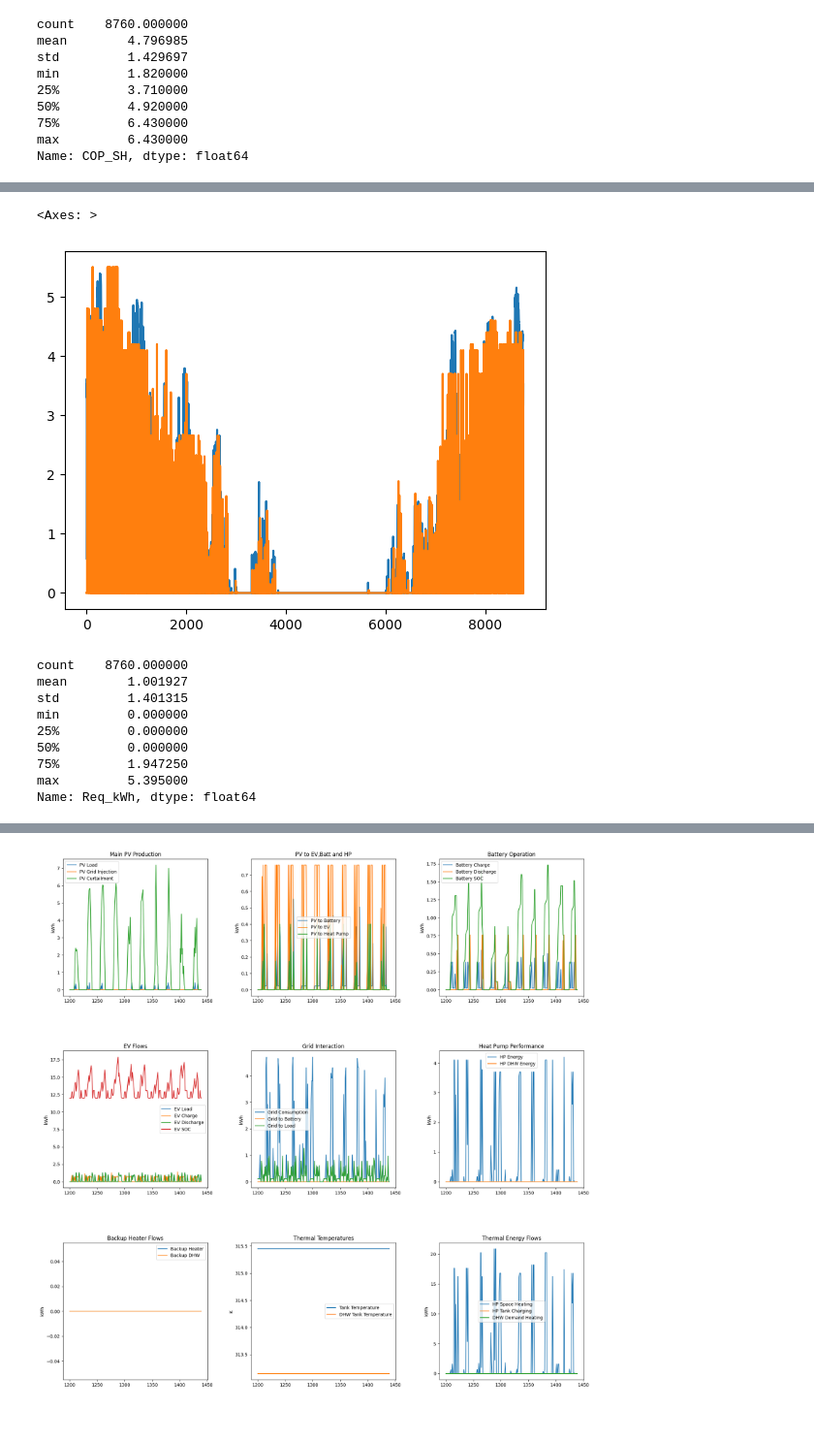
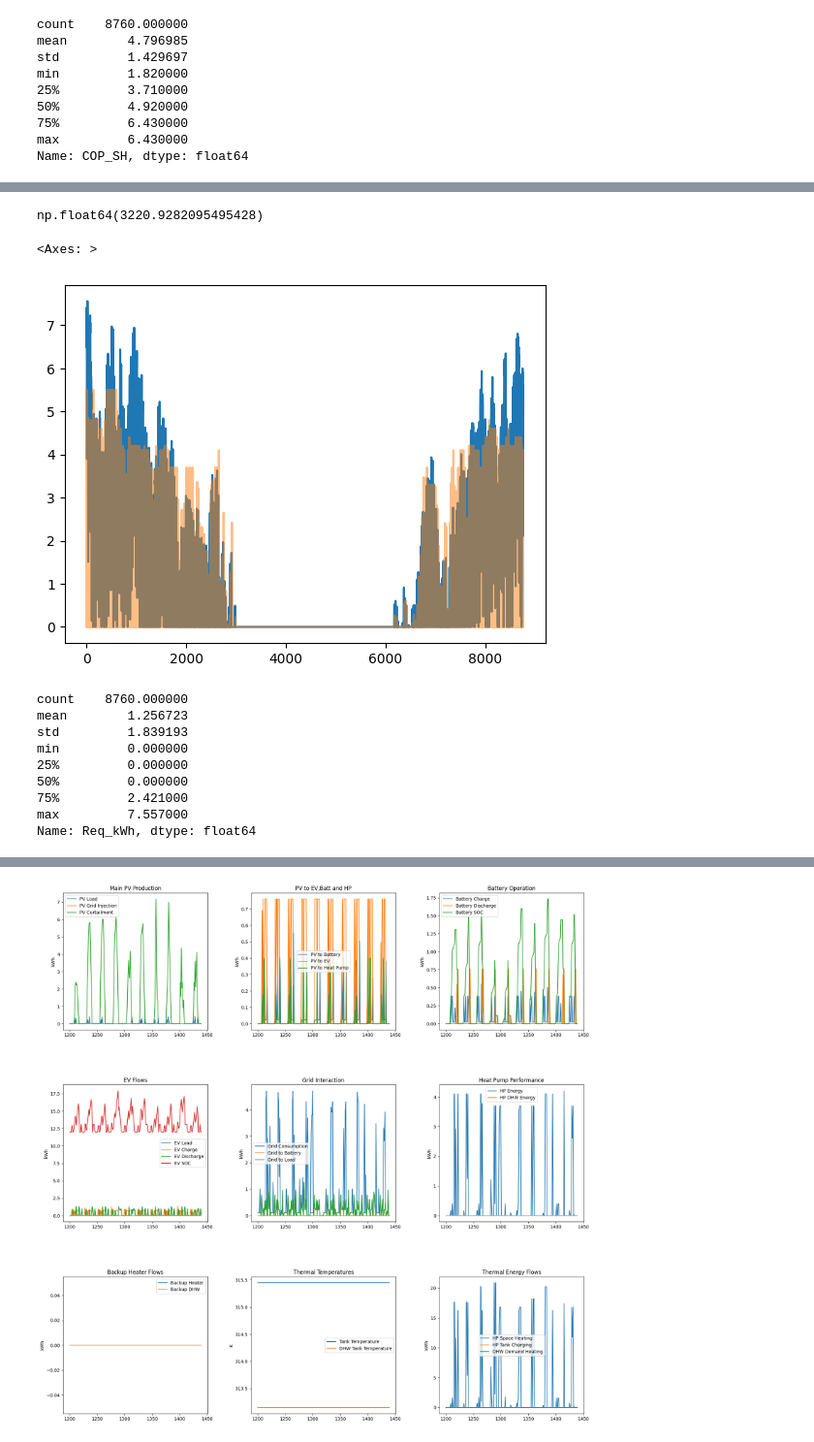
Before and after one commit to alefunxo/BASOPRA_OpenBEERS, a Jupyter notebook: Core/Tests_results.ipynb, the cells around one changed output, grey strips where cells are left out. Shown at 97% size. Saved outputs shown, nothing was run; the diff lists cells and outputs as text; code cells hidden in the pictures.

```diff
--- a/Core/Tests_results.ipynb
+++ b/Core/Tests_results.ipynb
@@ -59,7 +59,7 @@ def plot_all_outputs(df,title):
     # Show the interactive plot
     fig.show()
 # %%
-df=pd.read_csv('../Output/df_26931(Building-902142-CH963752308786)_NMC_0100_7_1100_SFH100.csv')
+df=pd.read_csv('../Output/df_26934(Building-902141-CH513082523745)_NMC_0100_31_0100_SFH100.csv')
 # %%
 df.SOC.describe()
 # %% [output]
@@ -111,20 +446,25 @@ Name: COP_SH, dtype: float64
+# %%
+df.E_hp.sum()
+# %% [output]
+np.float64(3220.9282095495428)
 # %%
 df.Req_kWh.plot()
-df.E_hp.plot()
+
+df.E_hp.plot(alpha=0.5)
 # %% [output]
 <Axes: >
-[figure, old version]
+[figure, new version]
 # %%
 df.Req_kWh.describe()
 # %% [output]
 count    8760.000000
-mean        1.001927
-std         1.401315
+mean        1.256723
+std         1.839193
 min         0.000000
 25%         0.000000
 50%         0.000000
-75%         1.947250
-max         5.395000
+75%         2.421000
+max         7.557000
 Name: Req_kWh, dtype: float64
 # %%
 plot_all_outputs(df,'building')
```
Also changed, not shown: parts of 60 cells of this notebook, 3 other files.
